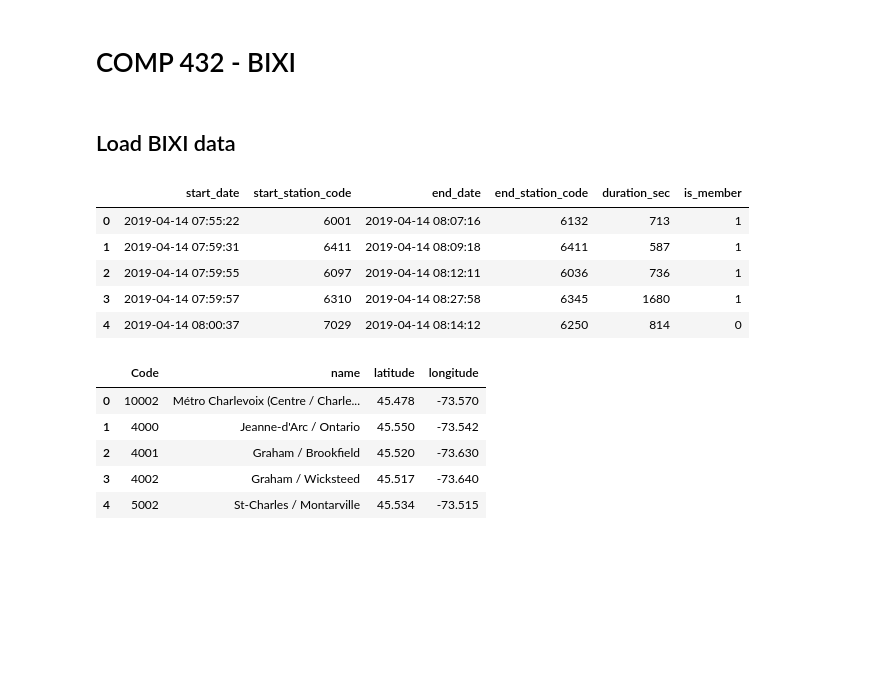
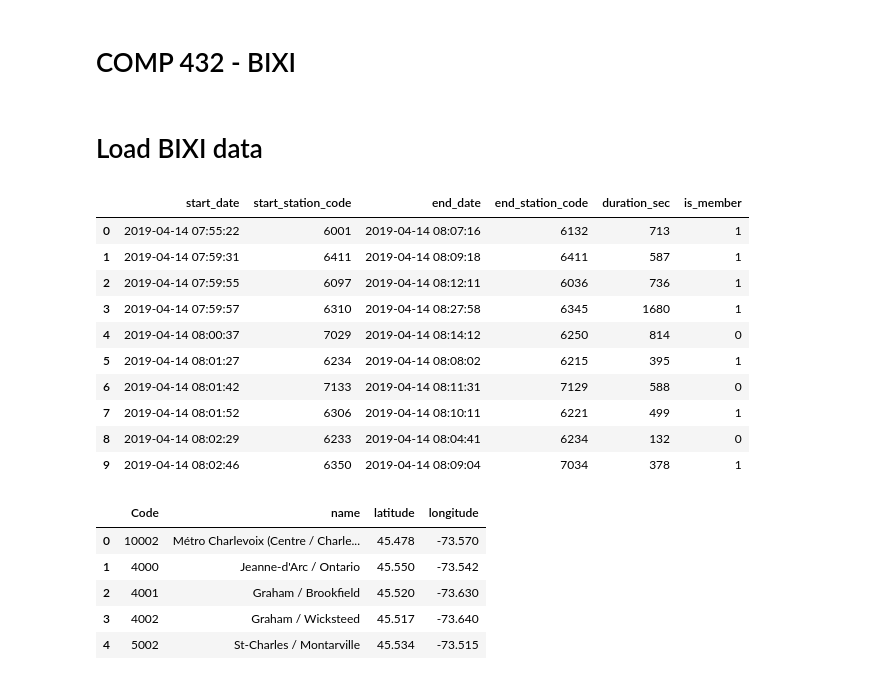
Before and after one commit to Star-Shopping/comp432-bixi-ml, a Jupyter notebook: BIXI.ipynb, the cells around one changed output. Saved outputs shown, nothing was run; the diff lists cells and outputs as text; code cells hidden in the pictures; blank space fills up the shorter version.

```diff
--- a/BIXI.ipynb
+++ b/BIXI.ipynb
@@ -11,7 +12,7 @@ import matplotlib.pyplot as plt
 # Removing scientific notation
 pd.set_option('display.float_format', lambda x: '%.3f' % x)
 # %% [markdown]
-## Load BIXI data
+# Load BIXI data
 # %%
 zf = ZipFile('./data/bixi/biximontrealrentals2019-33ea73.zip')
 bixi_2019_04 = pd.read_csv(zf.open('OD_2019-04.csv'), parse_dates=['start_date', 'end_date'])
@@ -23,14 +24,19 @@ bixi_2019_09 = pd.read_csv(zf.open('OD_2019-09.csv'), parse_dates=['start_date',
 bixi_2019_10 = pd.read_csv(zf.open('OD_2019-10.csv'), parse_dates=['start_date', 'end_date'])
 bixi_2019_stations = pd.read_csv(zf.open('Stations_2019.csv'), dtype={'name': 'str'})
 # %%
-bixi_2019_04.head()
+bixi_2019_04.head(10)
 # %% [output]
 |  | start_date | start_station_code | end_date | end_station_code | duration_sec | is_member |
 | 0 | 2019-04-14 07:55:22 | 6001 | 2019-04-14 08:07:16 | 6132 | 713 | 1 |
 | 1 | 2019-04-14 07:59:31 | 6411 | 2019-04-14 08:09:18 | 6411 | 587 | 1 |
 | 2 | 2019-04-14 07:59:55 | 6097 | 2019-04-14 08:12:11 | 6036 | 736 | 1 |
 | 3 | 2019-04-14 07:59:57 | 6310 | 2019-04-14 08:27:58 | 6345 | 1680 | 1 |
 | 4 | 2019-04-14 08:00:37 | 7029 | 2019-04-14 08:14:12 | 6250 | 814 | 0 |
+| 5 | 2019-04-14 08:01:27 | 6234 | 2019-04-14 08:08:02 | 6215 | 395 | 1 |
+| 6 | 2019-04-14 08:01:42 | 7133 | 2019-04-14 08:11:31 | 7129 | 588 | 0 |
+| 7 | 2019-04-14 08:01:52 | 6306 | 2019-04-14 08:10:11 | 6221 | 499 | 1 |
+| 8 | 2019-04-14 08:02:29 | 6233 | 2019-04-14 08:04:41 | 6234 | 132 | 0 |
+| 9 | 2019-04-14 08:02:46 | 6350 | 2019-04-14 08:09:04 | 7034 | 378 | 1 |
 # %%
 bixi_2019_stations.head()
 # %% [output]
```
Also changed, not shown: parts of 100 cells of this notebook.
